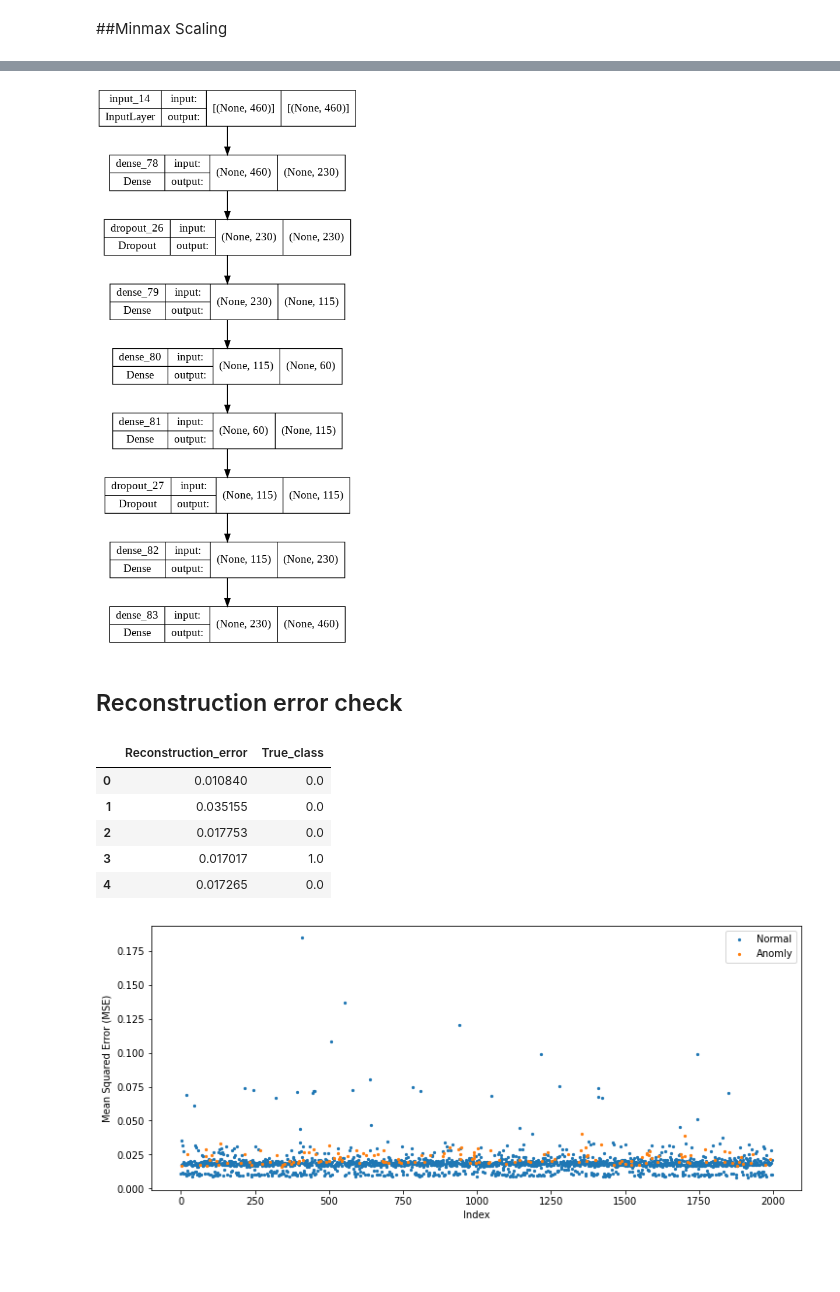
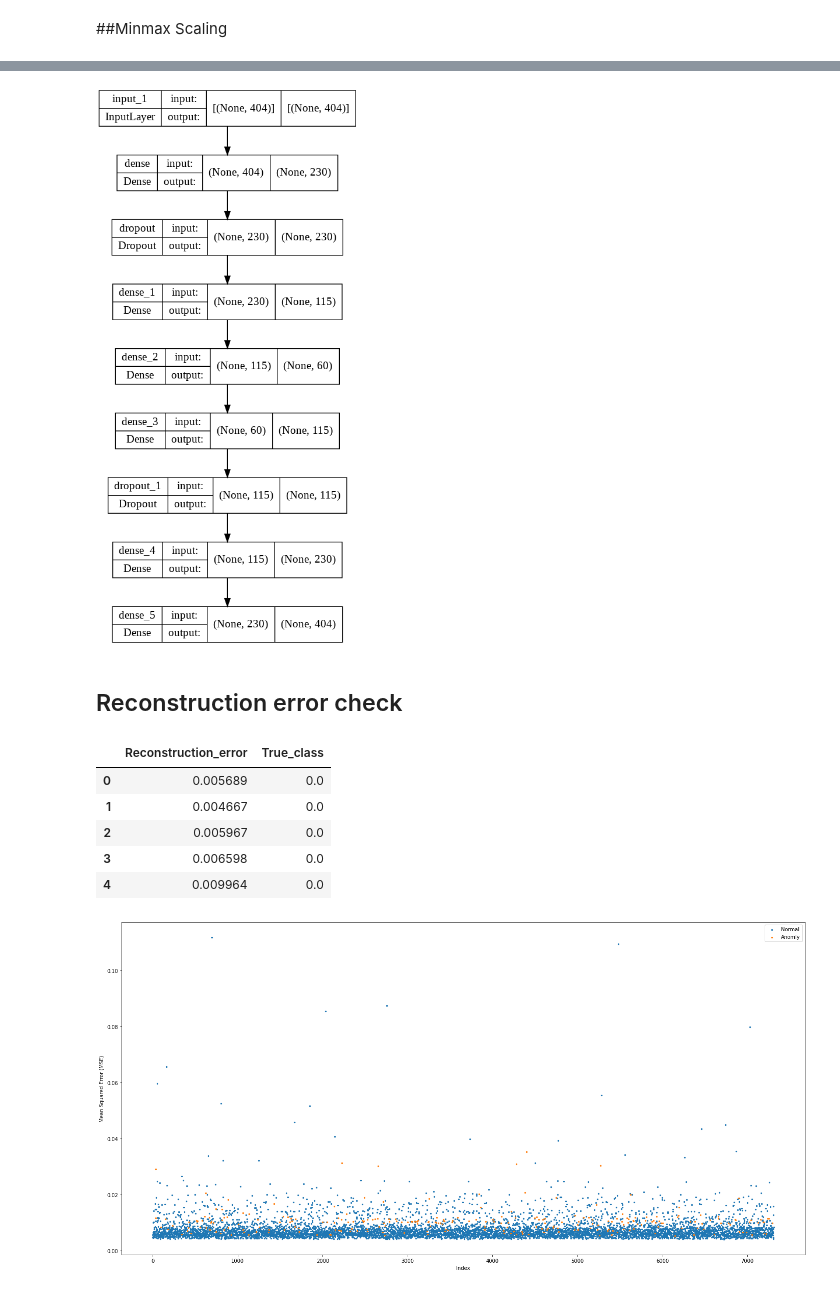
Before and after one commit to LIA-UniBo/Ai-in-industry, a Jupyter notebook: AI_in_industry.ipynb, the cells around one changed output, grey strips where cells are left out. Drawn from its saved outputs; the diff is of its cells as text; code cells hidden in the pictures; blank space fills up the shorter version.

```diff
--- a/AI_in_industry.ipynb
+++ b/AI_in_industry.ipynb
@@ -112,0 +104,7 @@ df.head(5)
+# %%
+#In order to work with some of the files of the dataset please load the dataset to your directory and
+#I worked with r205n12.gzip,r205n13.gzip,r205n14.gzip
+
+data_dir = Path('/content/drive/MyDrive/AI in industry/new data')
+full_df = pd.concat(pd.read_parquet(parquet_file)for parquet_file in data_dir.glob('*.gzip'))
+full_df.to_csv('dataset.csv')
@@ -140,0 +187,4 @@ missing_table
+# %%
+# drop the columns which contain at least one NaN value
+
+data = full_df.dropna(axis='columns')
@@ -140,0 +213,13 @@ missing_table
+# %%
+df=data
+print(df.shape)
+
+#check the total missing rows
+print(df.isnull().any(axis=1).sum())
+
+#drop the rows which contain at least NaN values
+df.dropna( axis=0,  how='any',inplace=True)
+
+#check if any NaNs after removing
+print(df.isnull().values.any())
+df.shape
@@ -336,7 +447,7 @@ plt.show()
 
 plot_model(autoencoder, 'autoencoder.png', show_shapes=True, show_layer_names=True)
 # %% [output]
-[figure, old version]
+[figure, new version]
 # %% [markdown]
 ## Reconstruction error check
 # %%
@@ -349,19 +460,21 @@ error=pd.DataFrame({'Reconstruction_error':mse,'True_class':y_test_})
 error.head()
 # %% [output]
 |  | Reconstruction_error | True_class |
-| 0 | 0.010840 | 0.0 |
-| 1 | 0.035155 | 0.0 |
-| 2 | 0.017753 | 0.0 |
-| 3 | 0.017017 | 1.0 |
-| 4 | 0.017265 | 0.0 |
+| 0 | 0.005689 | 0.0 |
+| 1 | 0.004667 | 0.0 |
+| 2 | 0.005967 | 0.0 |
+| 3 | 0.006598 | 0.0 |
+| 4 | 0.009964 | 0.0 |
 # %%
-plt.figure(figsize=(12,5))
+#plot of the distribution of the anomolies and the normal classes
+
+plt.figure(figsize = (24, 12))
 plt.scatter(error.index[error['True_class']==0],error[error['True_class']==0]['Reconstruction_error'],s=5,label='Normal')
 plt.scatter(error.index[error['True_class']==1],error[error['True_class']==1]['Reconstruction_error'],s=5,label='Anomly')
 plt.xlabel('Index')
 plt.ylabel('Mean Squared Error (MSE)')
 plt.legend()
 plt.show()
 # %% [output]
-[figure, old version]
+[figure, new version]
 # %%
```
Also changed, not shown: parts of 60 cells of this notebook, 2 other files.
